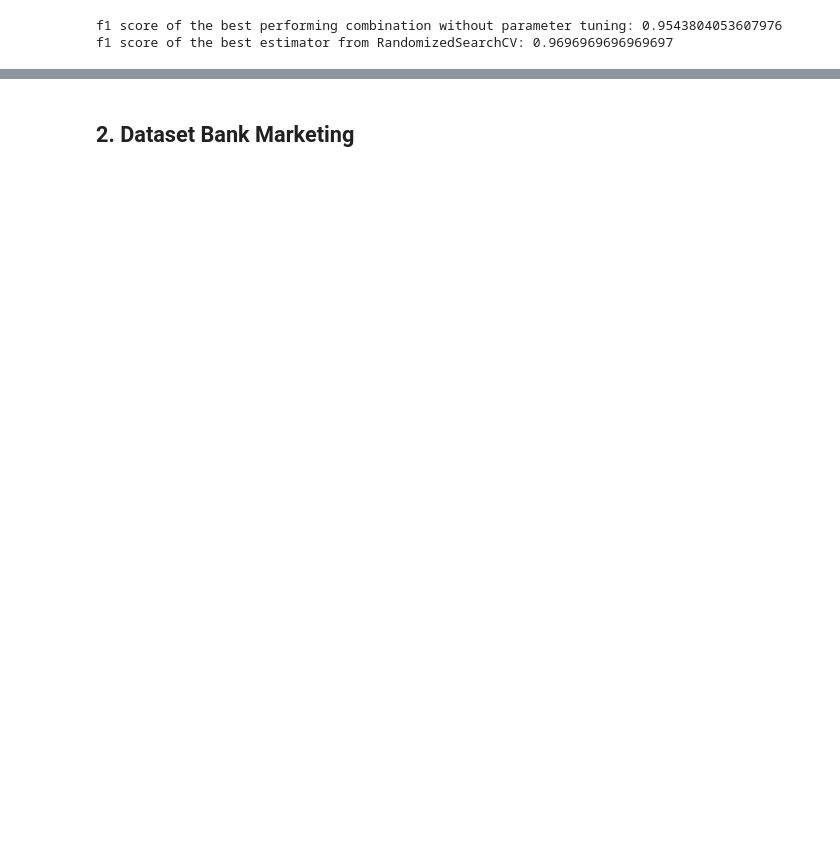
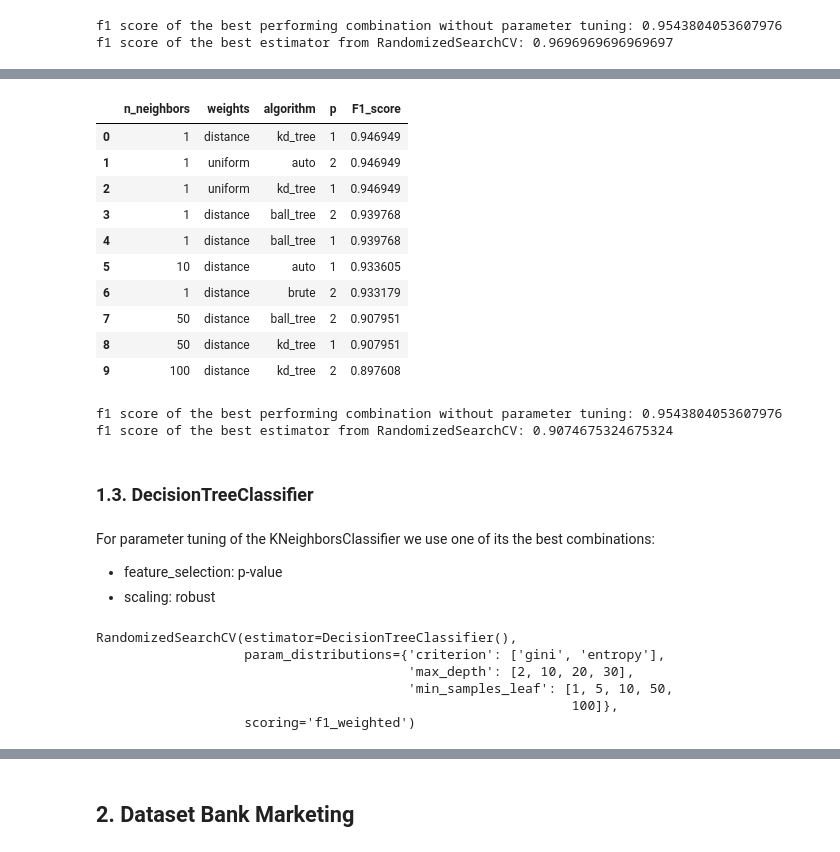
Before and after one commit to izsom/MachineLearning23ws, a Jupyter notebook: Exercise1/parameter_tuning.ipynb, the cells around one changed output, grey strips where cells are left out. Cells and saved outputs as stored; diff of their text form; code cells hidden in the pictures; blank space fills up the shorter version.

```diff
--- a/Exercise1/parameter_tuning.ipynb
+++ b/Exercise1/parameter_tuning.ipynb
@@ -97,0 +181,4 @@ Our best combination (classifier: RandomForest, feature_selection: None, scaling
+# %%
+# Perform RandomizedSearchCV
+random_search = RandomizedSearchCV(KNeighborsClassifier(), param_distributions=param_grid_knn, scoring="f1_weighted")
+random_search.fit(X_train_preprocessed, y_train)
@@ -97,0 +193,49 @@ Our best combination (classifier: RandomForest, feature_selection: None, scaling
+# %%
+cv_results = random_search.cv_results_
+
+results_data = {
+    'n_neighbors': cv_results['param_n_neighbors'],
+    'weights': cv_results['param_weights'],
+    'algorithm': cv_results['param_algorithm'],
+    'p': cv_results['param_p'],
+    'F1_score': cv_results['mean_test_score']
+}
+
+
+results = pd.DataFrame(data=results_data)
+results.sort_values(by=['F1_score'], ascending=False, inplace=True)
+results.reset_index(drop=True, inplace=True)
+results
+# %% [output]
+|  | n_neighbors | weights | algorithm | p | F1_score |
+| 0 | 1 | distance | kd_tree | 1 | 0.946949 |
+| 1 | 1 | uniform | auto | 2 | 0.946949 |
+| 2 | 1 | uniform | kd_tree | 1 | 0.946949 |
+| 3 | 1 | distance | ball_tree | 2 | 0.939768 |
+| 4 | 1 | distance | ball_tree | 1 | 0.939768 |
+| 5 | 10 | distance | auto | 1 | 0.933605 |
+| 6 | 1 | distance | brute | 2 | 0.933179 |
+| 7 | 50 | distance | ball_tree | 2 | 0.907951 |
+| 8 | 50 | distance | kd_tree | 1 | 0.907951 |
+| 9 | 100 | distance | kd_tree | 2 | 0.897608 |
+# %%
+# Get the best estimator from RandomizedSearchCV
+best_estimator = random_search.best_estimator_
+
+# Evaluate the best estimator on the test set
+y_pred_test = best_estimator.predict(X_test_preprocessed)
+f1_test = metrics.f1_score(y_test, y_pred_test, average='weighted')
+
+largest = congressional_voting_results.nlargest(1, 'f1')
+f1_value = largest['f1'].iloc[0]
+print(f"f1 score of the best performing combination without parameter tuning: {f1_value}")
+print(f"f1 score of the best estimator from RandomizedSearchCV: {f1_test}")
+# %% [output]
+f1 score of the best performing combination without parameter tuning: 0.9543804053607976
+f1 score of the best estimator from RandomizedSearchCV: 0.9074675324675324
+# %% [markdown]
+### 1.3. DecisionTreeClassifier
+# %% [markdown]
+For parameter tuning of the KNeighborsClassifier we use one of its the best combinations:
+- feature_selection: p-value
+- scaling: robust
@@ -97,0 +272,11 @@ Our best combination (classifier: RandomForest, feature_selection: None, scaling
+# %%
+# Perform RandomizedSearchCV
+random_search = RandomizedSearchCV(DecisionTreeClassifier(), param_distributions=param_grid_dt, scoring="f1_weighted")
+random_search.fit(X_train_scaled, y_train)
+# %% [output]
+RandomizedSearchCV(estimator=DecisionTreeClassifier(),
+                   param_distributions={'criterion': ['gini', 'entropy'],
+                                        'max_depth': [2, 10, 20, 30],
+                                        'min_samples_leaf': [1, 5, 10, 50,
+                                                             100]},
+                   scoring='f1_weighted')
```
Also changed, not shown: parts of 21 cells of this notebook, 2 other files.
